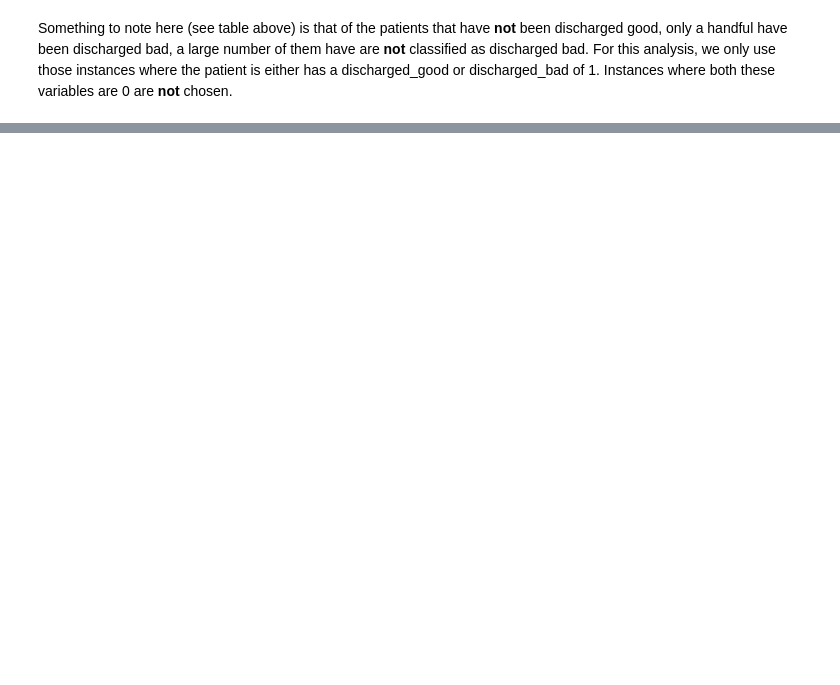
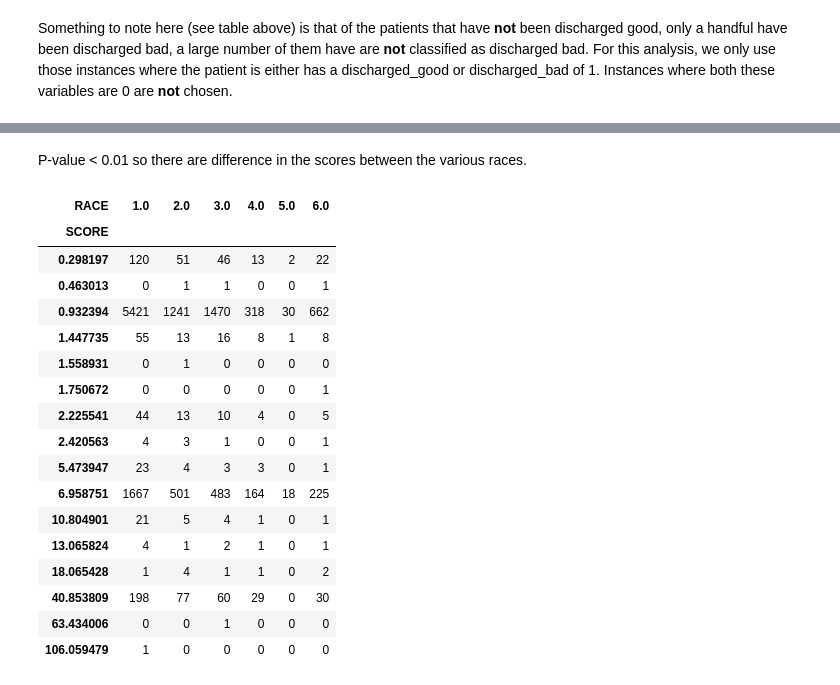
Before and after one commit to ysriram1/Loyola-SAH-Analysis, a Jupyter notebook: Analysis.ipynb, the cells around one changed output, grey strips where cells are left out. Cells and saved outputs as stored; diff of their text form; code cells hidden in the pictures; blank space fills up the shorter version.

```diff
--- a/Analysis.ipynb
+++ b/Analysis.ipynb
@@ -399,0 +463,24 @@ Although the test is significant and the confidence interval tells us that patie
+# %% [markdown]
+P-value < 0.01 so there are difference in the scores between the various races.
+# %%
+# lets look at the means
+ctRACEmean = pd.DataFrame(pd.crosstab(dataSubset.SCORE,dataSubset.RACE).mean(0); ctRACE
+# %% [output]
+| RACE | 1.0 | 2.0 | 3.0 | 4.0 | 5.0 | 6.0 |
+| SCORE |  |  |  |  |  |  |
+| 0.298197 | 120 | 51 | 46 | 13 | 2 | 22 |
+| 0.463013 | 0 | 1 | 1 | 0 | 0 | 1 |
+| 0.932394 | 5421 | 1241 | 1470 | 318 | 30 | 662 |
+| 1.447735 | 55 | 13 | 16 | 8 | 1 | 8 |
+| 1.558931 | 0 | 1 | 0 | 0 | 0 | 0 |
+| 1.750672 | 0 | 0 | 0 | 0 | 0 | 1 |
+| 2.225541 | 44 | 13 | 10 | 4 | 0 | 5 |
+| 2.420563 | 4 | 3 | 1 | 0 | 0 | 1 |
+| 5.473947 | 23 | 4 | 3 | 3 | 0 | 1 |
+| 6.958751 | 1667 | 501 | 483 | 164 | 18 | 225 |
+| 10.804901 | 21 | 5 | 4 | 1 | 0 | 1 |
+| 13.065824 | 4 | 1 | 2 | 1 | 0 | 1 |
+| 18.065428 | 1 | 4 | 1 | 1 | 0 | 2 |
+| 40.853809 | 198 | 77 | 60 | 29 | 0 | 30 |
+| 63.434006 | 0 | 0 | 1 | 0 | 0 | 0 |
+| 106.059479 | 1 | 0 | 0 | 0 | 0 | 0 |
```
Also changed, not shown: parts of 40 cells of this notebook.
